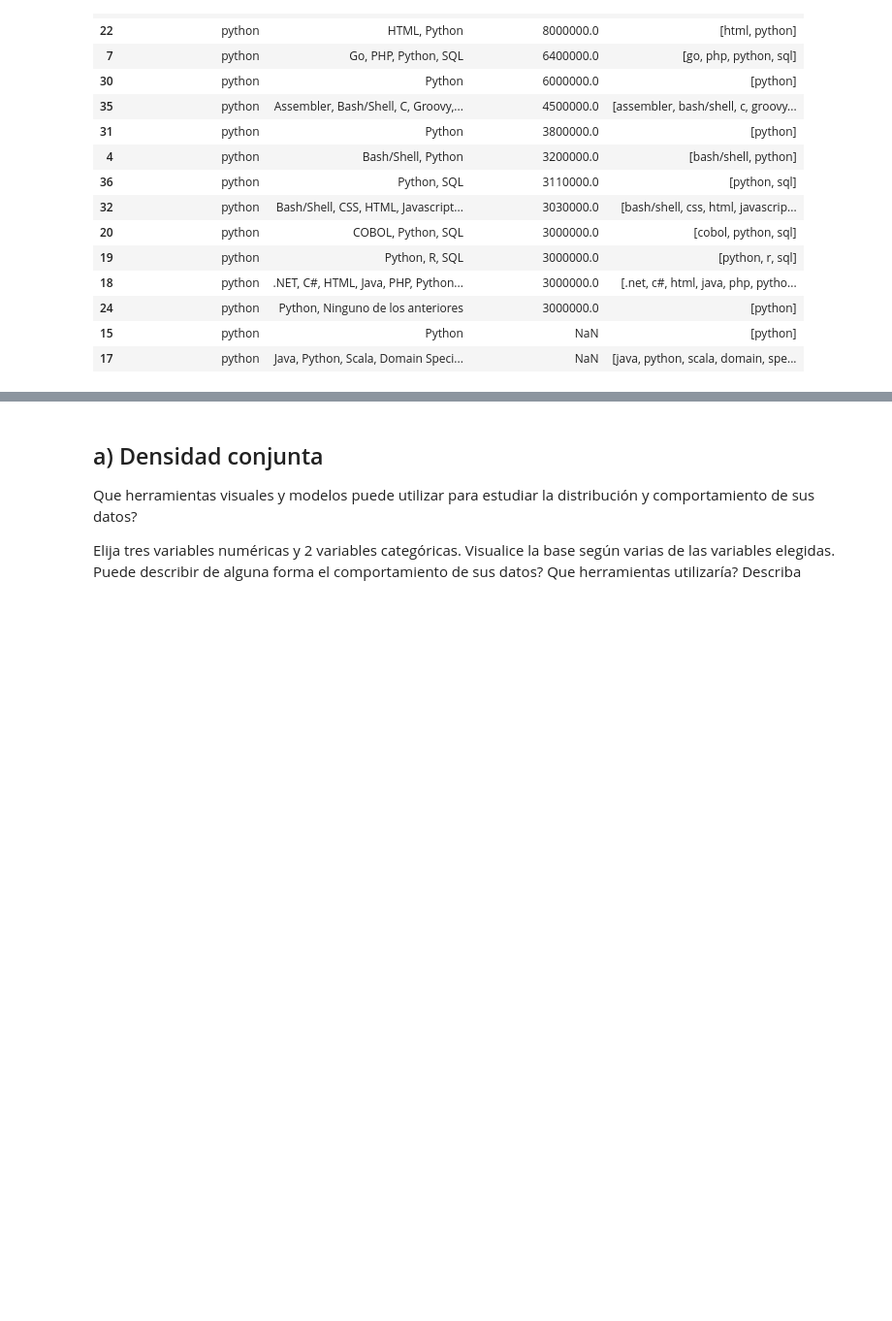
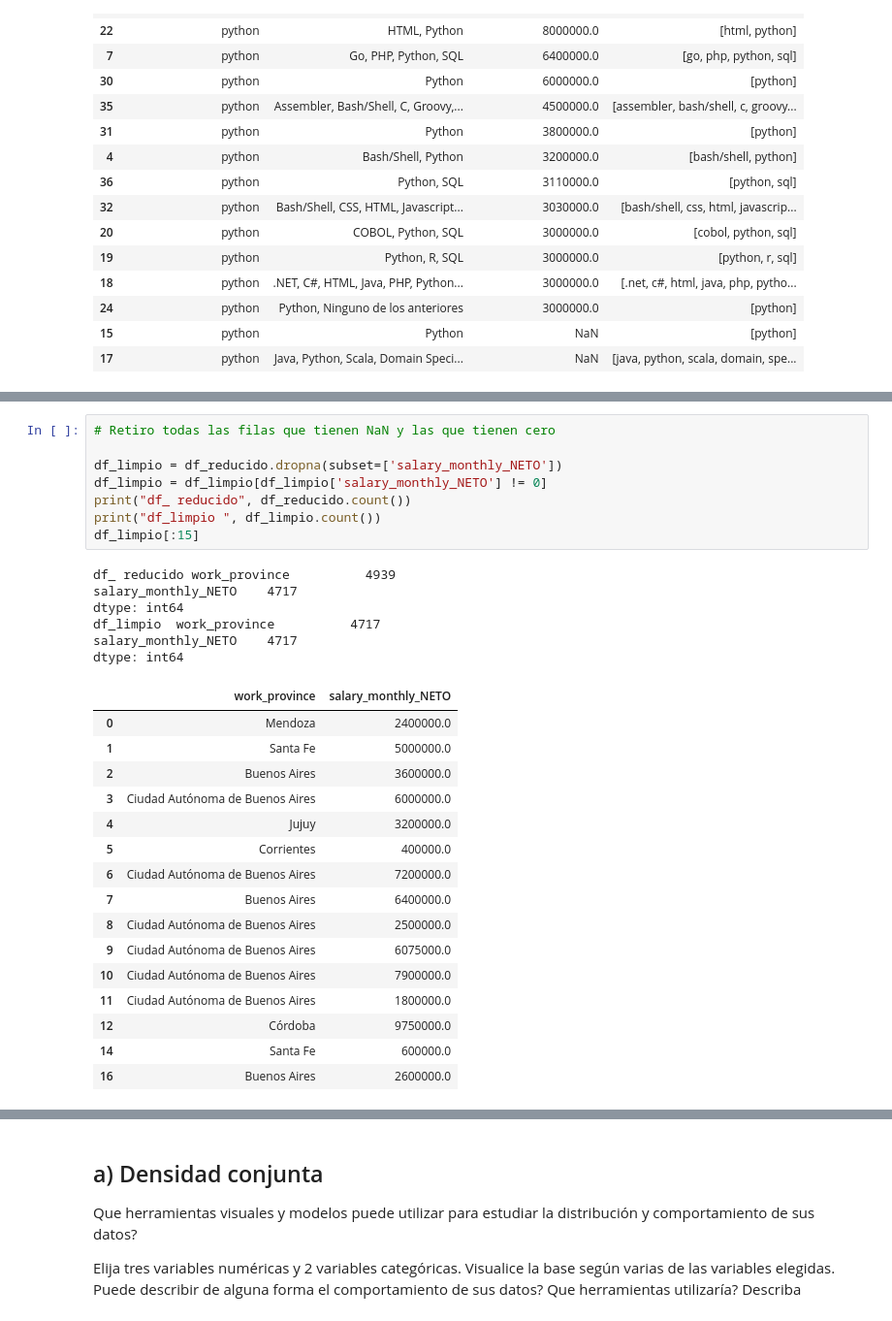
Before and after one commit to sgruyzcki/DiploDatos2026, a Jupyter notebook: Entregable - Parte 1 Sergio.ipynb, the cells around one changed output, grey strips where cells are left out. Shown at 97% size. Saved outputs shown, nothing was run; the diff lists cells and outputs as text; blank space fills up the shorter version.

```diff
--- a/Entregable - Parte 1 Sergio.ipynb
+++ b/Entregable - Parte 1 Sergio.ipynb
@@ -238,0 +259,31 @@ Para ello considere (igual al ejercicio Anterior):
+# %%
+# Retiro todas las filas que tienen NaN y las que tienen cero
+
+df_limpio = df_reducido.dropna(subset=['salary_monthly_NETO'])
+df_limpio = df_limpio[df_limpio['salary_monthly_NETO'] != 0]
+print("df_ reducido", df_reducido.count())
+print("df_limpio ", df_limpio.count())
+df_limpio[:15]
+# %% [output]
+df_ reducido work_province          4939
+salary_monthly_NETO    4717
+dtype: int64
+df_limpio  work_province          4717
+salary_monthly_NETO    4717
+dtype: int64
+|  | work_province | salary_monthly_NETO |
+| 0 | Mendoza | 2400000.0 |
+| 1 | Santa Fe | 5000000.0 |
+| 2 | Buenos Aires | 3600000.0 |
+| 3 | Ciudad Autónoma de Buenos Aires | 6000000.0 |
+| 4 | Jujuy | 3200000.0 |
+| 5 | Corrientes | 400000.0 |
+| 6 | Ciudad Autónoma de Buenos Aires | 7200000.0 |
+| 7 | Buenos Aires | 6400000.0 |
+| 8 | Ciudad Autónoma de Buenos Aires | 2500000.0 |
+| 9 | Ciudad Autónoma de Buenos Aires | 6075000.0 |
+| 10 | Ciudad Autónoma de Buenos Aires | 7900000.0 |
+| 11 | Ciudad Autónoma de Buenos Aires | 1800000.0 |
+| 12 | Córdoba | 9750000.0 |
+| 14 | Santa Fe | 600000.0 |
+| 16 | Buenos Aires | 2600000.0 |
```
Also changed, not shown: parts of 3 cells of this notebook.
